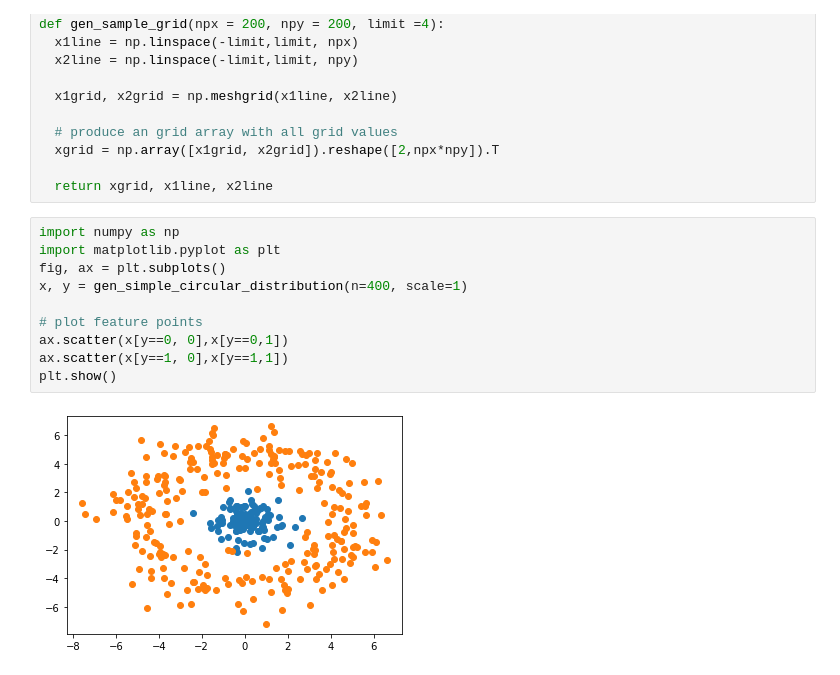
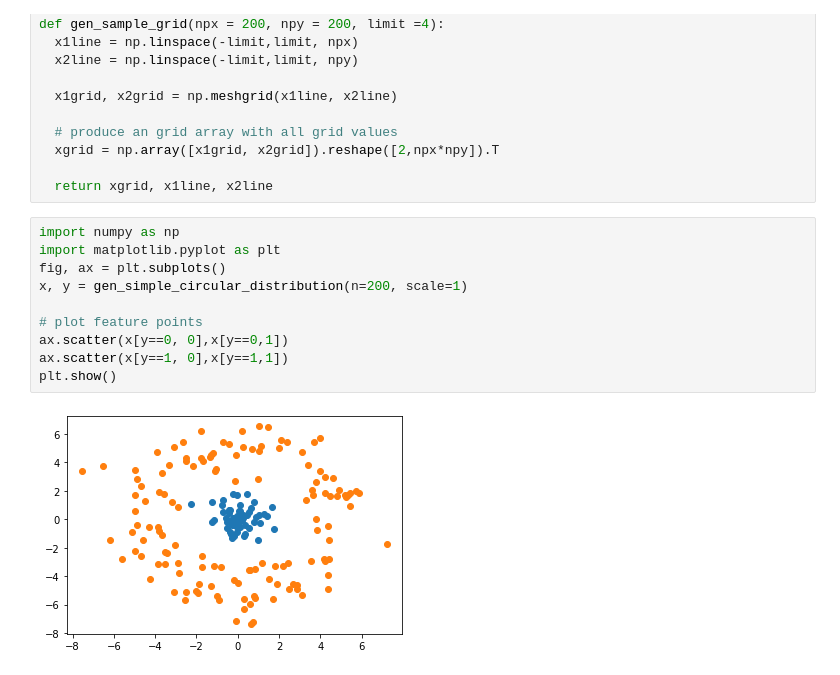
Before and after one commit to choiboy92/ImperialML, a Jupyter notebook: Tutorial 6/tutorial6b_blank.ipynb, the cells around one changed output. Cells and saved outputs as stored; diff of their text form.

```diff
--- a/Tutorial 6/tutorial6b_blank.ipynb
+++ b/Tutorial 6/tutorial6b_blank.ipynb
@@ -84,15 +84,15 @@ def gen_sample_grid(npx = 200, npy = 200, limit =4):
 # %%
 import numpy as np
 import matplotlib.pyplot as plt
 fig, ax = plt.subplots()
-x, y = gen_simple_circular_distribution(n=400, scale=1)
+x, y = gen_simple_circular_distribution(n=200, scale=1)
 
 # plot feature points
 ax.scatter(x[y==0, 0],x[y==0,1])
 ax.scatter(x[y==1, 0],x[y==1,1])
 plt.show()
 # %% [output]
-[figure, old version]
+[figure, new version]
 # %%
 from tensorflow.keras.models import Sequential
 from tensorflow.keras.layers import Dense
```
Also changed, not shown: parts of 2 cells of this notebook.
